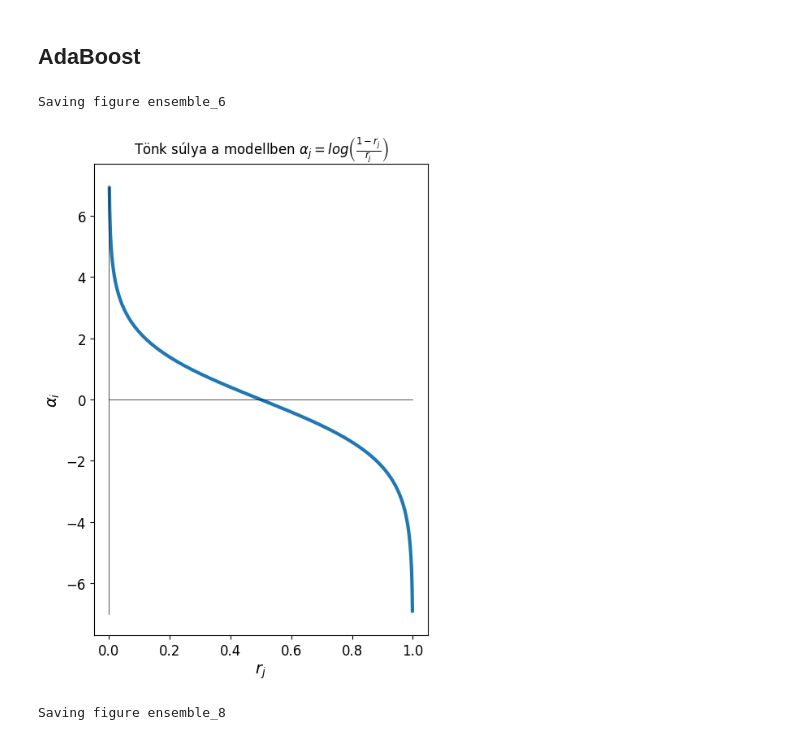
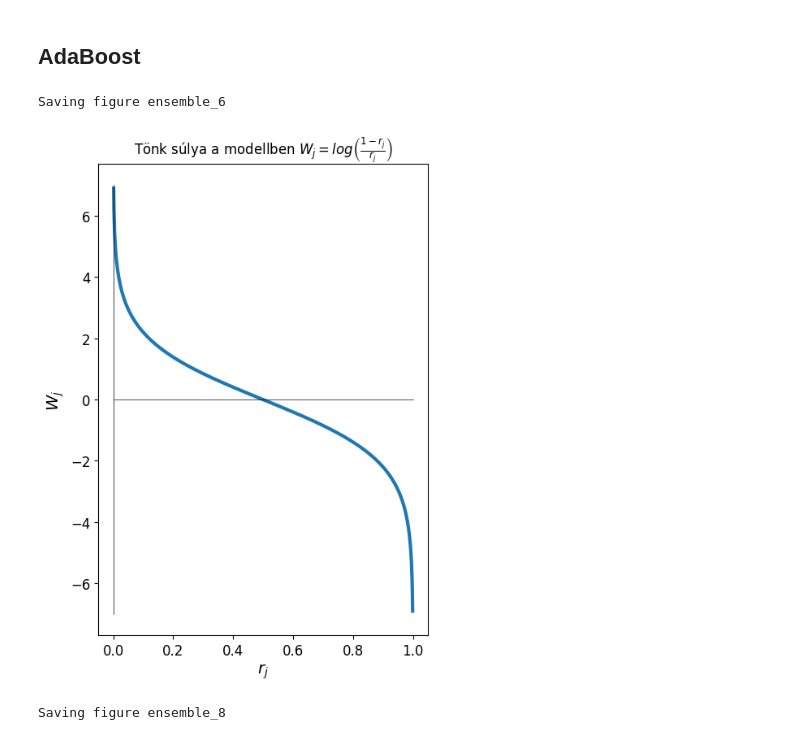
Before and after one commit to basictask/Elemzesmodszertan, a Jupyter notebook: 5_ensemble/doc/images/5_ensemble.ipynb, the cells around one changed output. Drawn from its saved outputs; the diff is of its cells as text; code cells hidden in the pictures.

```diff
--- a/5_ensemble/doc/images/5_ensemble.ipynb
+++ b/5_ensemble/doc/images/5_ensemble.ipynb
@@ -115,26 +115,26 @@ Saving figure ensemble_5
 # %%
 x = np.linspace(0, 1, 1000)
 
 # Define the function f(x) = log((1-x)/x)
 def log_f(x):
     return np.log((1 - x) / x)
 
 # Compute y values using the log function
 y_log = log_f(x)
 
 # Create the plot for the log function
 plt.figure(figsize=(5, 7))
-plt.plot(x, y_log, label=r'$\alpha_j = \log\left(\frac{1-x}{x}\right)$', linewidth=3)
+plt.plot(x, y_log, label=r'$W_j = \log\left(\frac{1-x}{x}\right)$', linewidth=3)
 plt.plot([0, 1], [0, 0], 'k', linewidth=.5)
 plt.plot([0, 0], [-7, 7], 'k', linewidth=.5)
-plt.title(r"Tönk súlya a modellben $\alpha_j = log\left(\frac{1-r_j}{r_j}\right)$")
+plt.title(r"Tönk súlya a modellben $W_j = log\left(\frac{1-r_j}{r_j}\right)$")
 plt.xlabel(r"$r_j$")
-plt.ylabel(r'$\alpha_i$')
+plt.ylabel(r'$W_j$')
 save_fig('ensemble_6')
 plt.show()
 # %% [output]
 Saving figure ensemble_6
-[figure, old version]
+[figure, new version]
 # %%
 from sklearn.ensemble import AdaBoostClassifier
 
```
Also changed, not shown: 21 other files.
